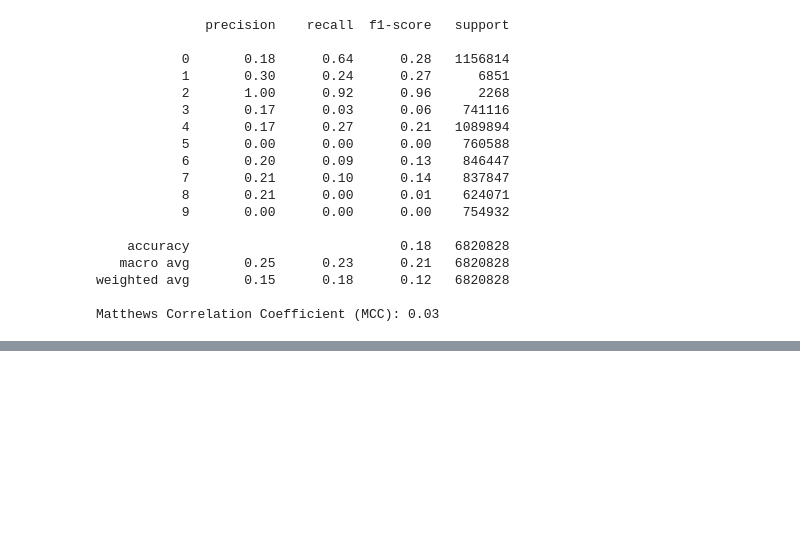
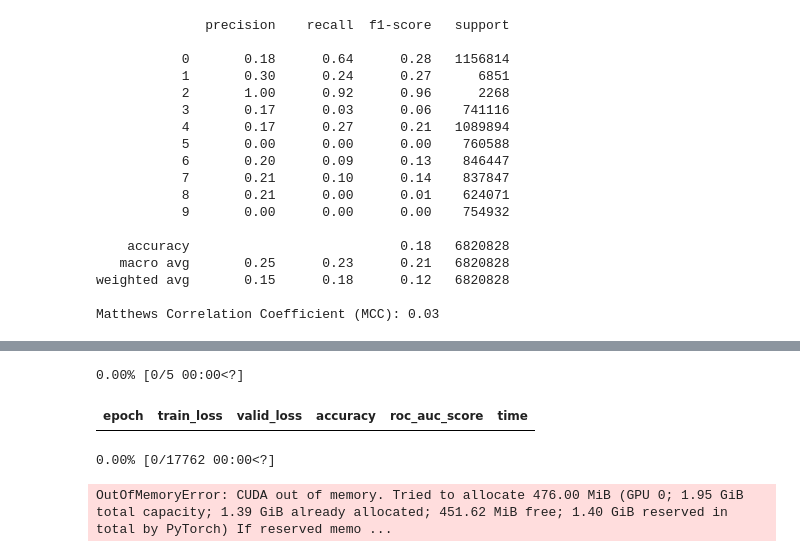
Before and after one commit to mfyuce/EvolveGCNOi_CPM, a Jupyter notebook: decision_tree_tries.ipynb, the cells around one changed output, grey strips where cells are left out. Saved outputs shown, nothing was run; the diff lists cells and outputs as text; code cells hidden in the pictures; blank space fills up the shorter version.

```diff
--- a/decision_tree_tries.ipynb
+++ b/decision_tree_tries.ipynb
@@ -767,32 +889,37 @@ target = 'cls_detected'
 cat_names = df.select_dtypes(include='object').columns.tolist()
 cont_names = df.select_dtypes(exclude='object').drop(columns=[target]).columns.tolist()
 
 # Split train/valid sets (random 70/30 split)
 splits = RandomSplitter(seed=42)(range_of(df))
 
 # Create DataLoaders
 to = TabularPandas(
     df,
     procs=[Categorify, FillMissing, Normalize],
     cat_names=cat_names,
     cont_names=cont_names,
     y_names=target,
     splits=splits
 )
 
 dls = to.dataloaders(bs=1024)
 
 # Build and train the model
 learn = tabular_learner(
     dls,
+    layers=[200, 100],
     metrics=[accuracy, RocAuc()],
-    layers=[200, 100],
-    emb_drop=0.1
+    config={'ps': 0.1}  # Correct way to pass dropout
 )
 
 learn.fit_one_cycle(5)
 
 # Evaluate
 preds, targs = learn.get_preds()
 interp = ClassificationInterpretation.from_learner(learn)
 interp.print_classification_report()
+# %% [output]
+0.00% [0/5 00:00<?]
+| epoch | train_loss | valid_loss | accuracy | roc_auc_score | time |
+0.00% [0/17762 00:00<?]
+OutOfMemoryError: CUDA out of memory. Tried to allocate 476.00 MiB (GPU 0; 1.95 GiB total capacity; 1.39 GiB already allocated; 451.62 MiB free; 1.40 GiB reserved in total by PyTorch) If reserved memo ...
```
Also changed, not shown: parts of 6 cells of this notebook, 4 other files.
